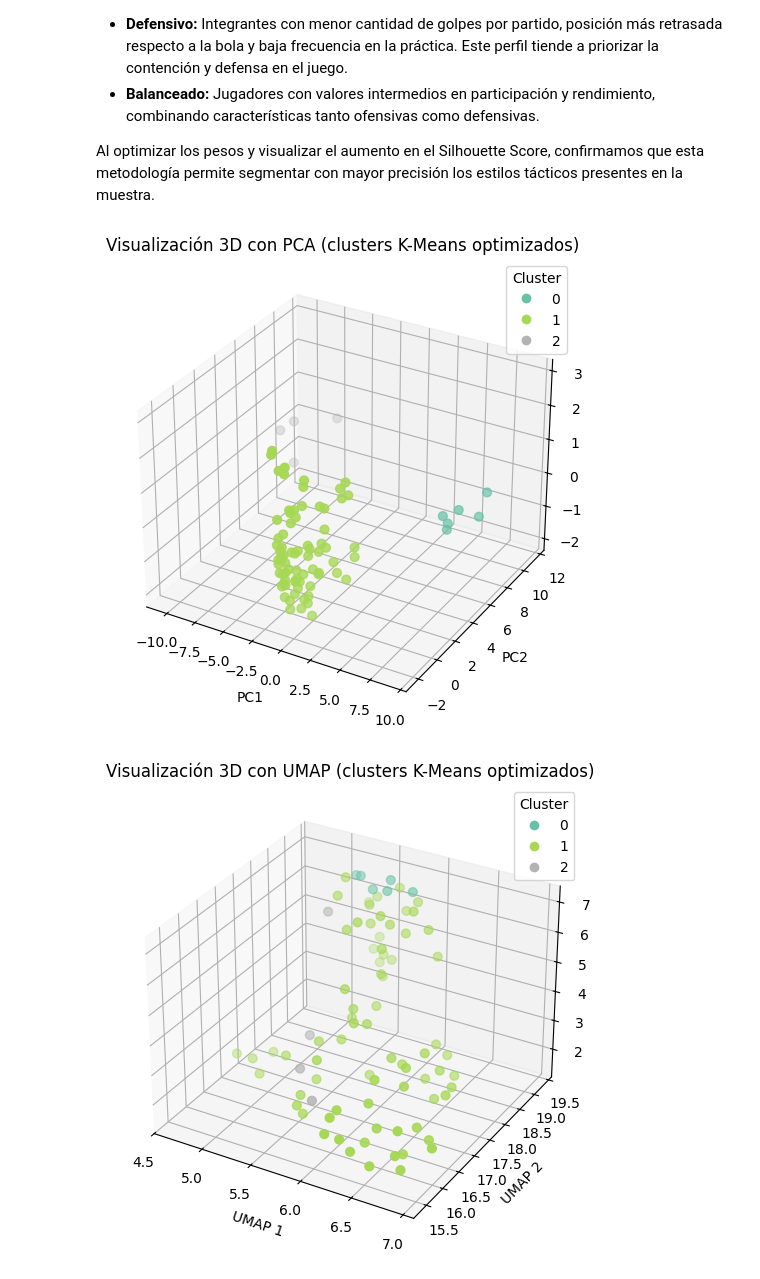
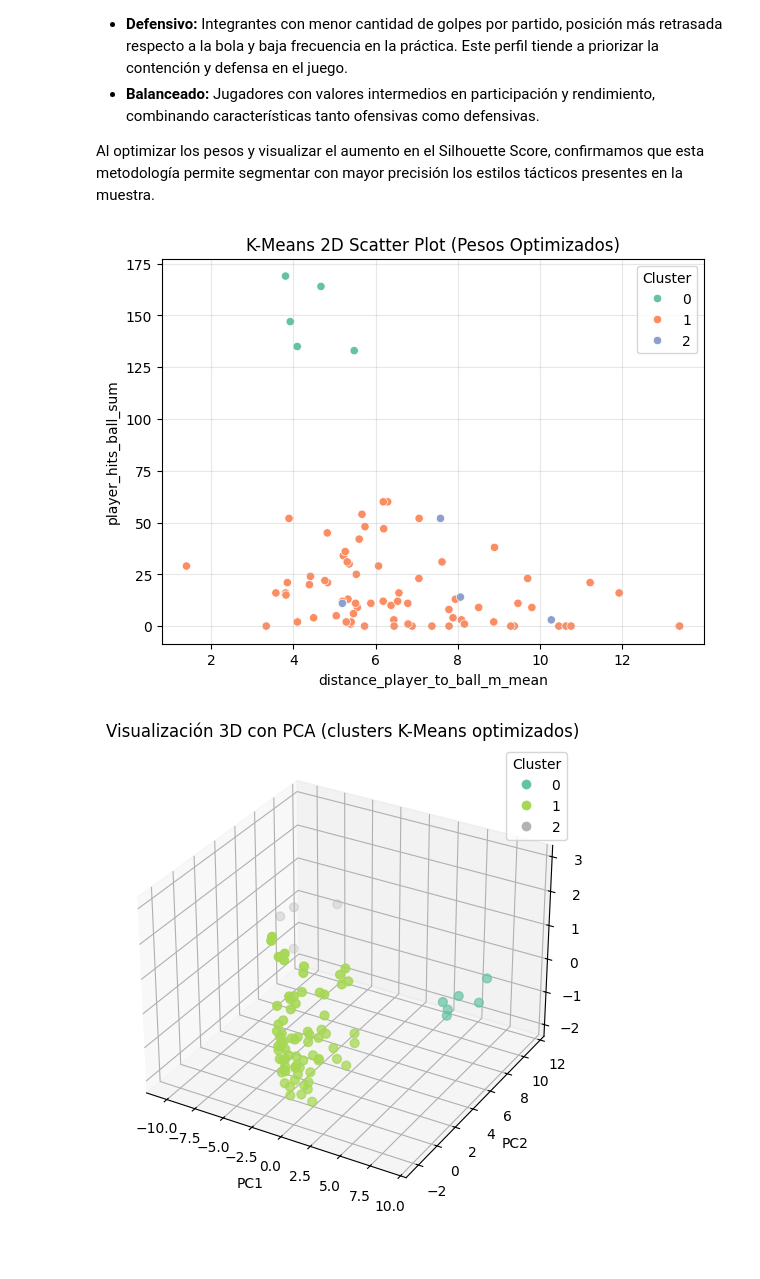
Before and after one commit to valenlopezzz04/Proyecto-padel-analitica, a Jupyter notebook: kmeans2.ipynb, the cells around one changed output. Drawn from its saved outputs; the diff is of its cells as text; code cells hidden in the pictures; blank space fills up the shorter version.

```diff
--- a/kmeans2.ipynb
+++ b/kmeans2.ipynb
@@ -1145,34 +1145,49 @@ from sklearn.cluster import KMeans
 
 kmeans_final = KMeans(n_clusters=3, random_state=42, n_init=10)
 clusters_final = kmeans_final.fit_predict(X_scaled_weighted)
+
+# Scatterplot 2D
+plt.figure(figsize=(7, 5))
+sns.scatterplot(
+    x=X[features_modelo[0]],  # Por ejemplo, distance_player_to_ball_m_mean
+    y=X[features_modelo[1]],  # Por ejemplo, player_hits_ball_sum
+    hue=clusters_final,
+    palette="Set2"
+)
+plt.title("K-Means 2D Scatter Plot (Pesos Optimizados)")
+plt.xlabel(features_modelo[0])
+plt.ylabel(features_modelo[1])
+plt.legend(title="Cluster")
+plt.grid(alpha=0.3)
+plt.show()
 
 # --- Visualización PCA 3D ---
 pca = PCA(n_components=3)
 X_pca = pca.fit_transform(X_scaled_weighted)
 
 fig = plt.figure(figsize=(8, 6))
 ax = fig.add_subplot(111, projection='3d')
 scatter = ax.scatter(X_pca[:,0], X_pca[:,1], X_pca[:,2], c=clusters_final, cmap="Set2", s=40)
 ax.set_title("Visualización 3D con PCA (clusters K-Means optimizados)")
 ax.set_xlabel("PC1")
 ax.set_ylabel("PC2")
 ax.set_zlabel("PC3")
 plt.legend(*scatter.legend_elements(), title="Cluster")
 plt.show()
 
 # --- Visualización UMAP 3D ---
 reducer = umap.UMAP(n_components=3, random_state=42)
 X_umap = reducer.fit_transform(X_scaled_weighted)
 
 fig = plt.figure(figsize=(8, 6))
 ax = fig.add_subplot(111, projection='3d')
 scatter = ax.scatter(X_umap[:,0], X_umap[:,1], X_umap[:,2], c=clusters_final, cmap="Set2", s=40)
 ax.set_title("Visualización 3D con UMAP (clusters K-Means optimizados)")
 ax.set_xlabel("UMAP 1")
 ax.set_ylabel("UMAP 2")
 ax.set_zlabel("UMAP 3")
 plt.legend(*scatter.legend_elements(), title="Cluster")
 plt.show()
 # %% [output]
-[figure, old version]
+[figure, new version]
-[figure, old version]
+[figure, new version]
```
Also changed, not shown: parts of 1 cell of this notebook.
